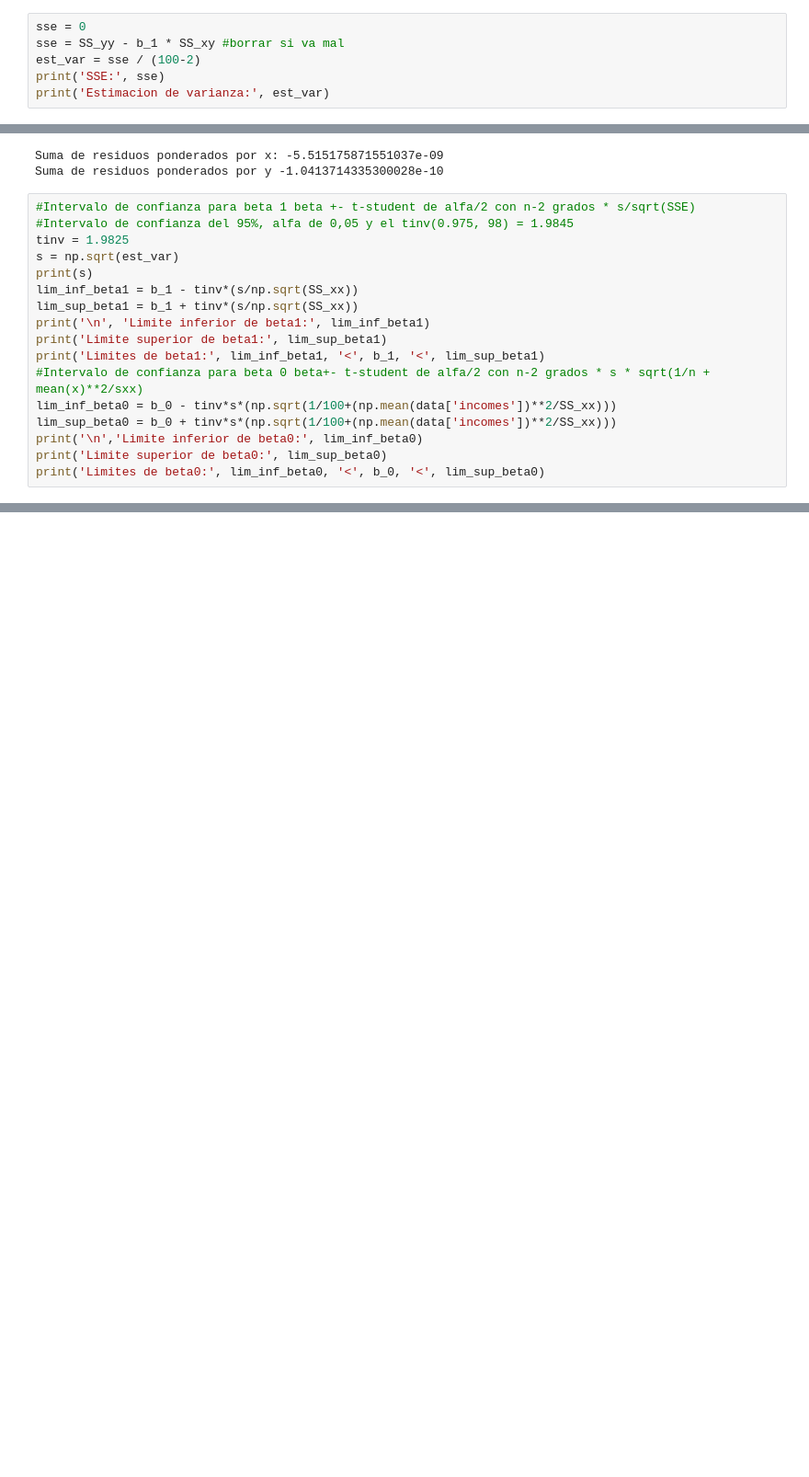
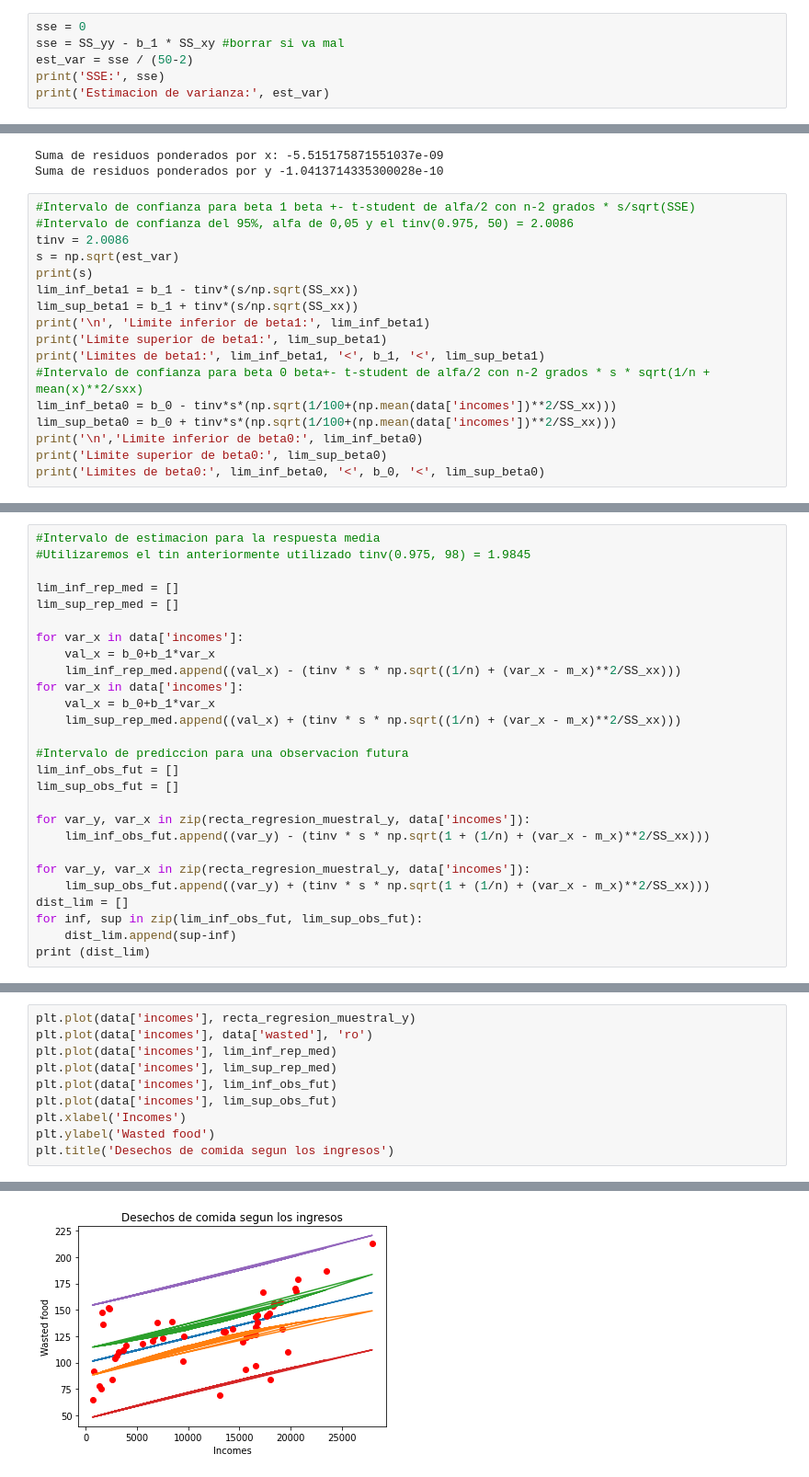
Before and after one commit to UnaiSasi17/PBL4, a Jupyter notebook: Estadistica/regresion.ipynb, the cells around one changed output, grey strips where cells are left out. Shown at 92% size. Drawn from its saved outputs; the diff is of its cells as text; blank space fills up the shorter version.

```diff
--- a/Estadistica/regresion.ipynb
+++ b/Estadistica/regresion.ipynb
@@ -79,7 +79,7 @@ Text(0.5, 1.0, 'incomes vs wasted')
 # %%
 sse = 0
 sse = SS_yy - b_1 * SS_xy #borrar si va mal
-est_var = sse / (100-2)
+est_var = sse / (50-2)
 print('SSE:', sse)
 print('Estimacion de varianza:', est_var)
 # %% [output]
@@ -139,8 +139,8 @@ Suma de residuos ponderados por x: -5.515175871551037e-09
 Suma de residuos ponderados por y -1.0413714335300028e-10
 # %%
 #Intervalo de confianza para beta 1 beta +- t-student de alfa/2 con n-2 grados * s/sqrt(SSE)
-#Intervalo de confianza del 95%, alfa de 0,05 y el tinv(0.975, 98) = 1.9845
-tinv = 1.9825
+#Intervalo de confianza del 95%, alfa de 0,05 y el tinv(0.975, 50) = 2.0086
+tinv = 2.0086
 s = np.sqrt(est_var)
 print(s)
 lim_inf_beta1 = b_1 - tinv*(s/np.sqrt(SS_xx))
@@ -166,0 +167,27 @@ Limites de beta0: 91.01142419301924 < 99.86854631832944 < 108.72566844363963
+# %%
+#Intervalo de estimacion para la respuesta media
+#Utilizaremos el tin anteriormente utilizado tinv(0.975, 98) = 1.9845
+
+lim_inf_rep_med = []
+lim_sup_rep_med = []
+
+for var_x in data['incomes']:
+    val_x = b_0+b_1*var_x
+    lim_inf_rep_med.append((val_x) - (tinv * s * np.sqrt((1/n) + (var_x - m_x)**2/SS_xx)))
+for var_x in data['incomes']:
+    val_x = b_0+b_1*var_x
+    lim_sup_rep_med.append((val_x) + (tinv * s * np.sqrt((1/n) + (var_x - m_x)**2/SS_xx)))
+
+#Intervalo de prediccion para una observacion futura
+lim_inf_obs_fut = []
+lim_sup_obs_fut = []
+
+for var_y, var_x in zip(recta_regresion_muestral_y, data['incomes']):
+    lim_inf_obs_fut.append((var_y) - (tinv * s * np.sqrt(1 + (1/n) + (var_x - m_x)**2/SS_xx)))
+
+for var_y, var_x in zip(recta_regresion_muestral_y, data['incomes']):
+    lim_sup_obs_fut.append((var_y) + (tinv * s * np.sqrt(1 + (1/n) + (var_x - m_x)**2/SS_xx)))
+dist_lim = []
+for inf, sup in zip(lim_inf_obs_fut, lim_sup_obs_fut):
+    dist_lim.append(sup-inf)
+print (dist_lim)
@@ -166,0 +196,11 @@ Limites de beta0: 91.01142419301924 < 99.86854631832944 < 108.72566844363963
+# %%
+plt.plot(data['incomes'], recta_regresion_muestral_y)
+plt.plot(data['incomes'], data['wasted'], 'ro')
+plt.plot(data['incomes'], lim_inf_rep_med)
+plt.plot(data['incomes'], lim_sup_rep_med)
+plt.plot(data['incomes'], lim_inf_obs_fut)
+plt.plot(data['incomes'], lim_sup_obs_fut)
+plt.xlabel('Incomes')
+plt.ylabel('Wasted food')
+plt.title('Desechos de comida segun los ingresos')
+# %% [output]
@@ -166,0 +208 @@ Limites de beta0: 91.01142419301924 < 99.86854631832944 < 108.72566844363963
+[figure, added]
```
Also changed, not shown: parts of 6 cells of this notebook.
